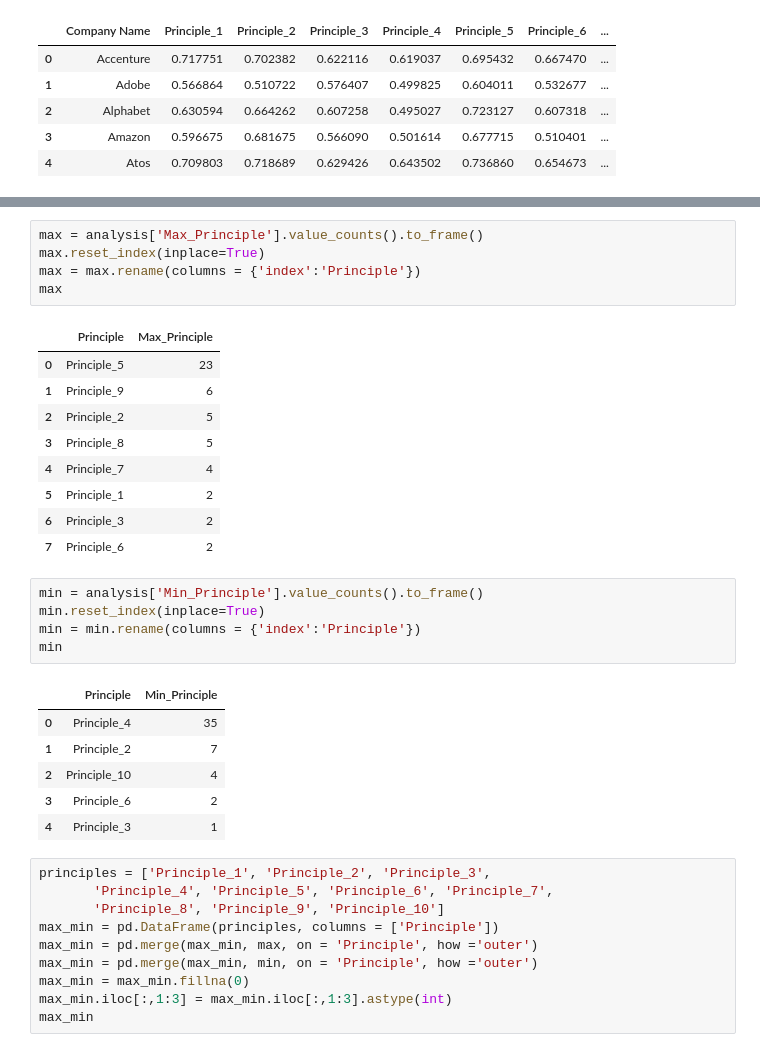
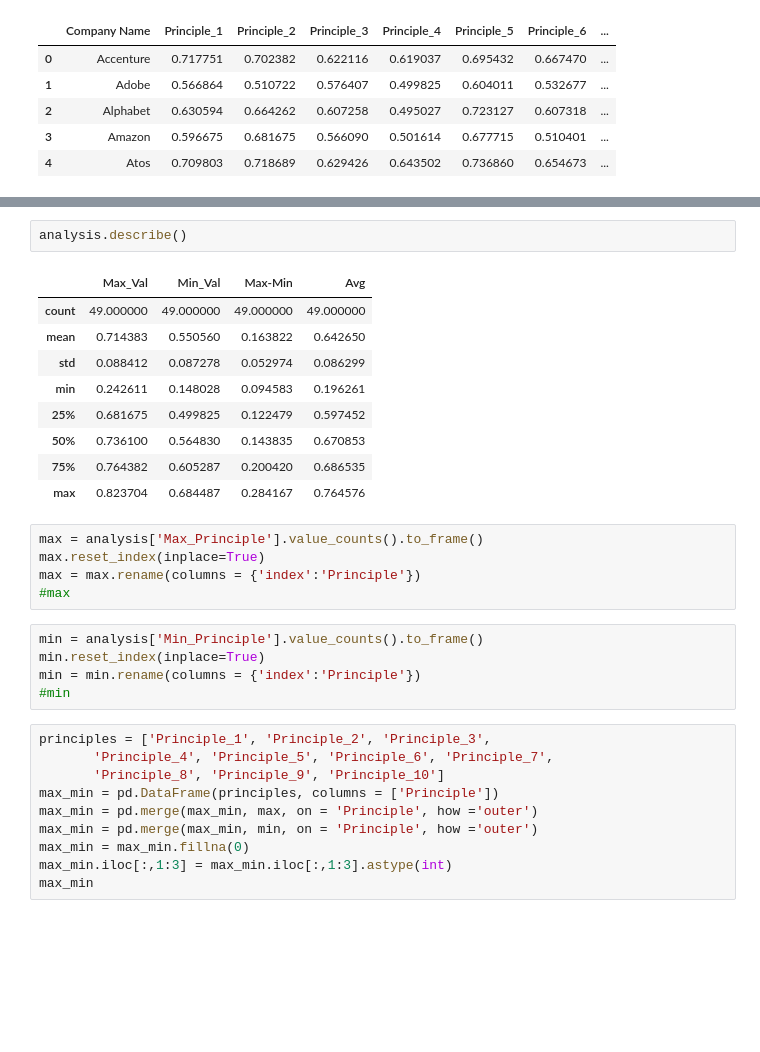
Before and after one commit to Kensuzuki95/Corporate_AI_Ethics_Guideline_Analysis, a Jupyter notebook: Result_Analysis.ipynb, the cells around one changed output, grey strips where cells are left out. Drawn from its saved outputs; the diff is of its cells as text; blank space fills up the shorter version.

```diff
--- a/Result_Analysis.ipynb
+++ b/Result_Analysis.ipynb
@@ -88,30 +95,25 @@ array(['Company Name', 'Principle_1', 'Principle_2', 'Principle_3',
+# %%
+analysis.describe()
+# %% [output]
+|  | Max_Val | Min_Val | Max-Min | Avg |
+| count | 49.000000 | 49.000000 | 49.000000 | 49.000000 |
+| mean | 0.714383 | 0.550560 | 0.163822 | 0.642650 |
+| std | 0.088412 | 0.087278 | 0.052974 | 0.086299 |
+| min | 0.242611 | 0.148028 | 0.094583 | 0.196261 |
+| 25% | 0.681675 | 0.499825 | 0.122479 | 0.597452 |
+| 50% | 0.736100 | 0.564830 | 0.143835 | 0.670853 |
+| 75% | 0.764382 | 0.605287 | 0.200420 | 0.686535 |
+| max | 0.823704 | 0.684487 | 0.284167 | 0.764576 |
 # %%
 max = analysis['Max_Principle'].value_counts().to_frame()
 max.reset_index(inplace=True)
 max = max.rename(columns = {'index':'Principle'})
-max
+#max
-# %% [output]
-|  | Principle | Max_Principle |
-| 0 | Principle_5 | 23 |
-| 1 | Principle_9 | 6 |
-| 2 | Principle_2 | 5 |
-| 3 | Principle_8 | 5 |
-| 4 | Principle_7 | 4 |
-| 5 | Principle_1 | 2 |
-| 6 | Principle_3 | 2 |
-| 7 | Principle_6 | 2 |
 # %%
 min = analysis['Min_Principle'].value_counts().to_frame()
 min.reset_index(inplace=True)
 min = min.rename(columns = {'index':'Principle'})
-min
+#min
-# %% [output]
-|  | Principle | Min_Principle |
-| 0 | Principle_4 | 35 |
-| 1 | Principle_2 | 7 |
-| 2 | Principle_10 | 4 |
-| 3 | Principle_6 | 2 |
-| 4 | Principle_3 | 1 |
 # %%
 principles = ['Principle_1', 'Principle_2', 'Principle_3',
        'Principle_4', 'Principle_5', 'Principle_6', 'Principle_7',
```
Also changed, not shown: parts of 3 cells of this notebook.
